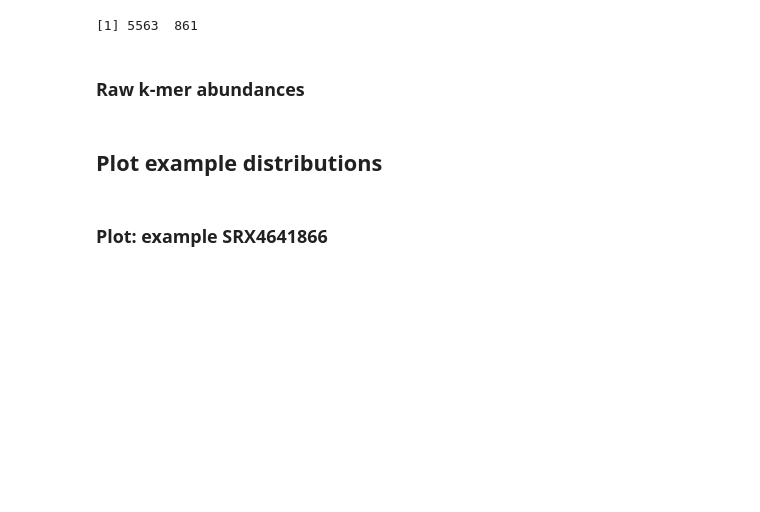
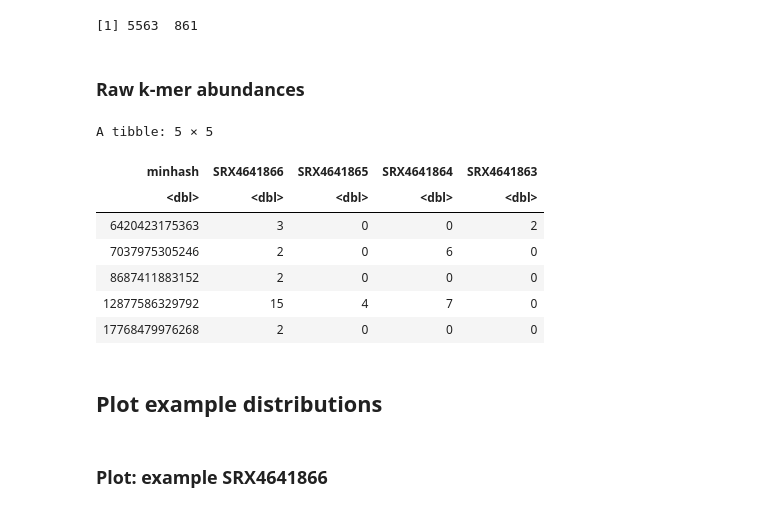
Before and after one commit to taylorreiter/2022-test-sketch-core-accessory-interactome, a Jupyter notebook: notebooks/20220322-compare-kmer-and-gene-count-dists.ipynb, the cells around one changed output. Cells and saved outputs as stored; diff of their text form; code cells hidden in the pictures; blank space fills up the shorter version.

```diff
--- a/notebooks/20220322-compare-kmer-and-gene-count-dists.ipynb
+++ b/notebooks/20220322-compare-kmer-and-gene-count-dists.ipynb
@@ -75,8 +76,8 @@ dim(raw_pao1_filt)
 # look at first 100 files (vector memory exhausted when reading in all pa14);
 # automatically goes from long to wide, which is expensive
 pa14_files <- paste0("outputs/srx_sourmash_sketch_filtered_csv/", colnames(raw_pa14_filt), "_k21.csv")
-raw_pa14_kmers <- pa14_files %>%
+raw_pa14_kmers_long <- pa14_files %>%
   head(n = 100) %>%                          # subset to first 100
-  map_dfr(read_csv, show_col_types = F) %>%  # read in sketches
-  replace(is.na(.), 0) %>%                   # replace NAs with zero abund
-  rename_with(~ gsub("_k21\\.sig", "", .x))  # amend colnames to just SRA experiment
+  purrr::set_names() %>%
+  map_dfr(read_csv, skip = 1, col_names = c("minhash", "abund"), show_col_types = F, .id = "sample") %>%  # read in sketches
+  mutate(sample = gsub("_k21\\.csv", "", basename(sample)))
@@ -83,3 +89,14 @@ raw_pa14_kmers <- pa14_files %>%
+# %%
+raw_pa14_kmers[1:5, 1:5]
+# %% [output]
+A tibble: 5 × 5
+| minhash | SRX4641866 | SRX4641865 | SRX4641864 | SRX4641863 |
+| <dbl> | <dbl> | <dbl> | <dbl> | <dbl> |
+| 6420423175363 | 3 | 0 | 0 | 2 |
+| 7037975305246 | 2 | 0 | 6 | 0 |
+| 8687411883152 | 2 | 0 | 0 | 0 |
+| 12877586329792 | 15 | 4 | 7 | 0 |
+| 17768479976268 | 2 | 0 | 0 | 0 |
 # %% [markdown]
 ## Plot example distributions
 # %% [markdown]
```
Also changed, not shown: parts of 19 cells of this notebook.
